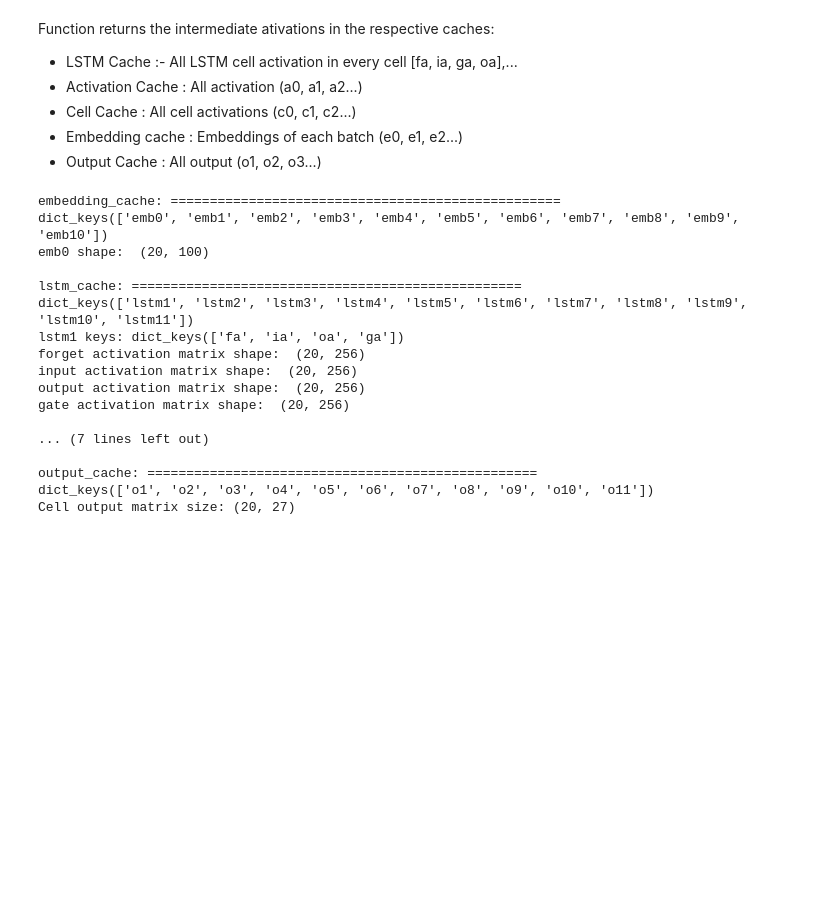
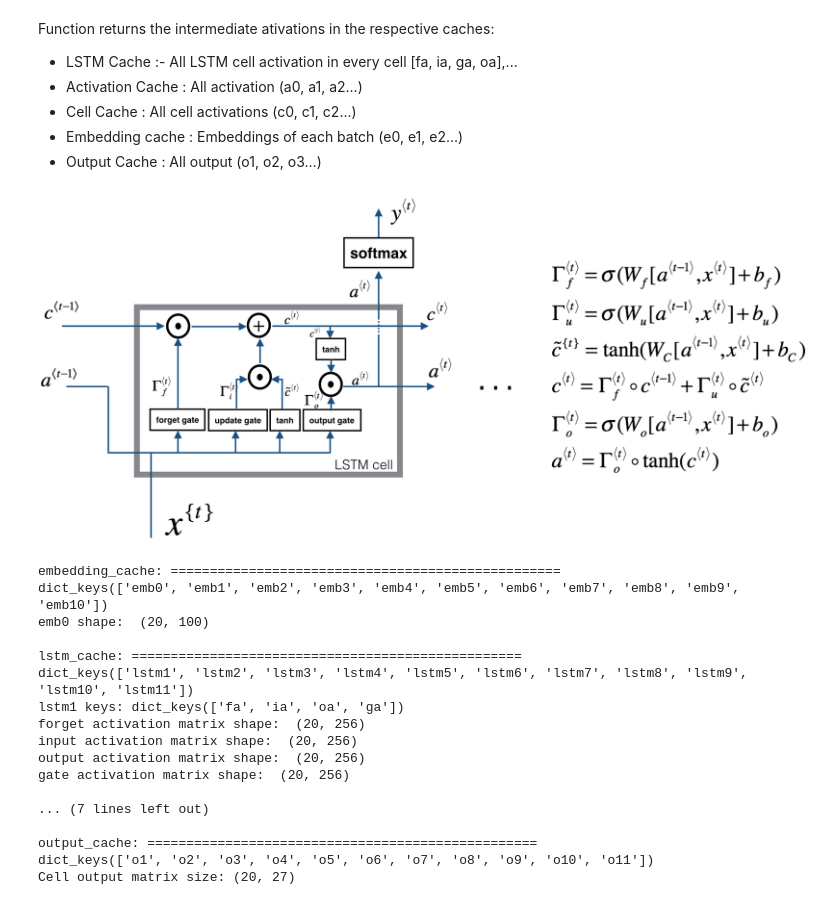
Before and after one commit to nguyenbh1507/Example_notebooks, a Jupyter notebook: LSTM/LSTM from scratch.ipynb, the cells around one changed output. Drawn from its saved outputs; the diff is of its cells as text; code cells hidden in the pictures; blank space fills up the shorter version.

Commit message:
update LSTM

```diff
--- a/LSTM/LSTM from scratch.ipynb
+++ b/LSTM/LSTM from scratch.ipynb
@@ -562,6 +562,10 @@ Function returns the intermediate ativations in the respective caches:
 - Cell Cache : All cell activations (c0, c1, c2...)
 - Embedding cache : Embeddings of each batch (e0, e1, e2...)
 - Output Cache : All output (o1, o2, o3...)
+# %%
+Image.open("LSTM-forward.png")
+# %% [output]
+[figure, added]
 # %%
 def forward_propagation(batches, parameters, embeddings):
     """
```
Also changed, not shown: parts of 5 cells of this notebook, 2 other files.
